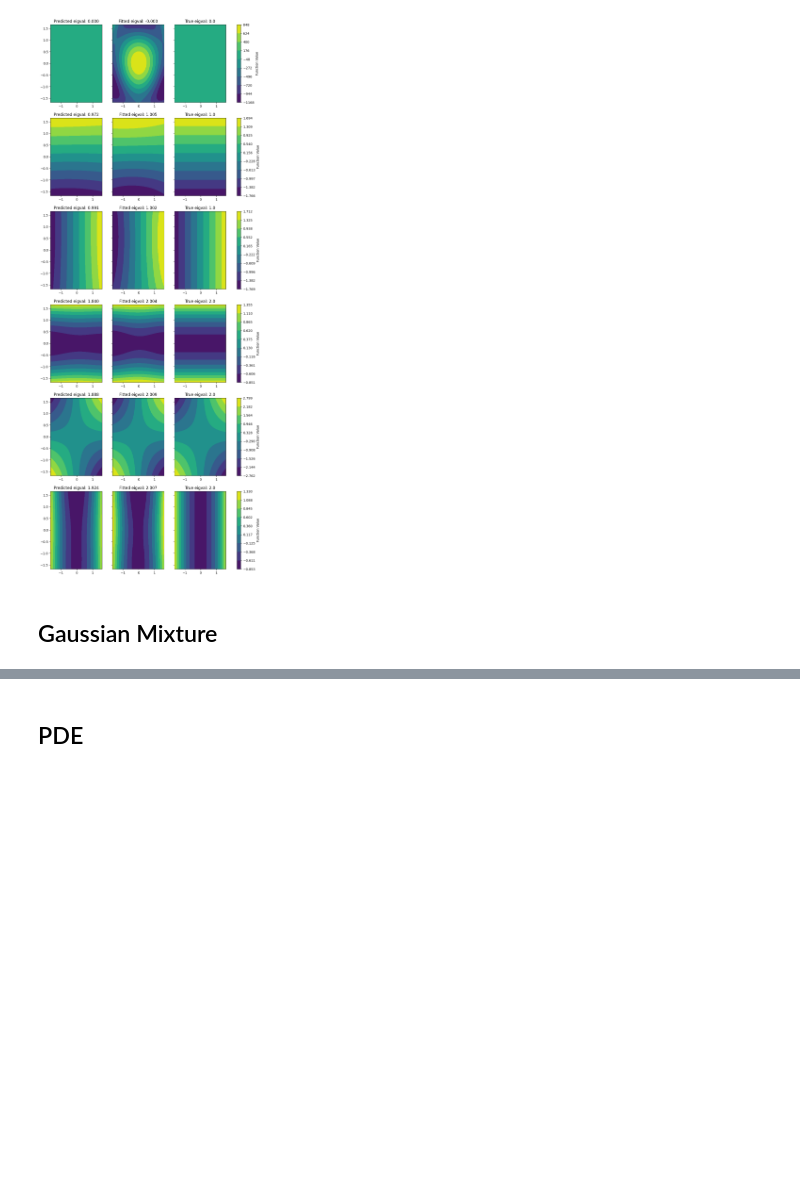
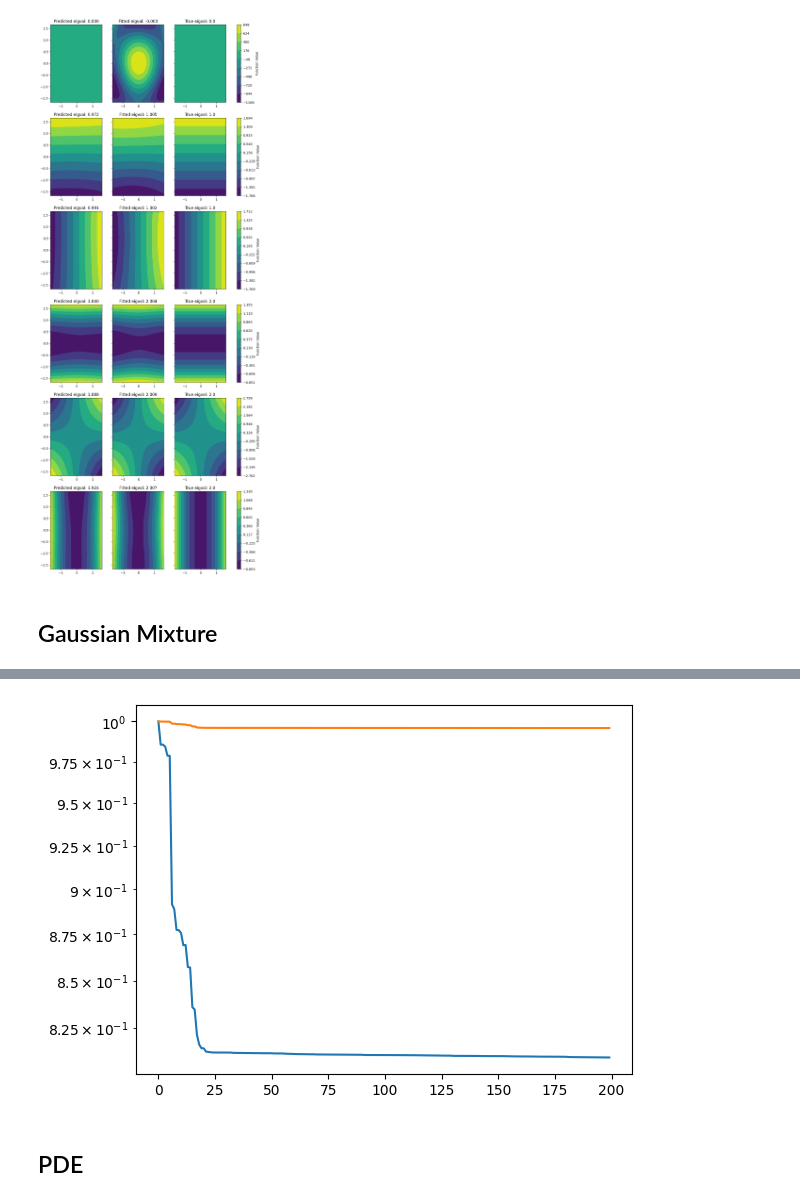
Before and after one commit to lclaeys/eigenfunction-solver, a Jupyter notebook: notebooks/kernel_galerkin.ipynb, the cells around one changed output, grey strips where cells are left out. Saved outputs shown, nothing was run; the diff lists cells and outputs as text; code cells hidden in the pictures; blank space fills up the shorter version.

```diff
--- a/notebooks/kernel_galerkin.ipynb
+++ b/notebooks/kernel_galerkin.ipynb
@@ -316,3 +325,18 @@ _ = evaluator.plot(solver,x_eval,10,plot_Lf=True)
+# %%
+def func(x):
+    return (-x**2*10).sum().exp()
+
+reconstruction_evaluator = ReconstructionEvaluator(energy, func)
+
+errs = reconstruction_evaluator.compute_reconstruction_error(x, solver.predict(x),
+                                             x, solver.predict(x),
+                                             solver.fitted_eigvals)
+# %%
+plt.plot(errs[0])
+plt.plot(errs[1])
+plt.yscale('log')
+# %% [output]
+[figure, added]
 # %% [markdown]
 ## PDE
 # %%
```
Also changed, not shown: parts of 13 cells of this notebook, 15 other files.
